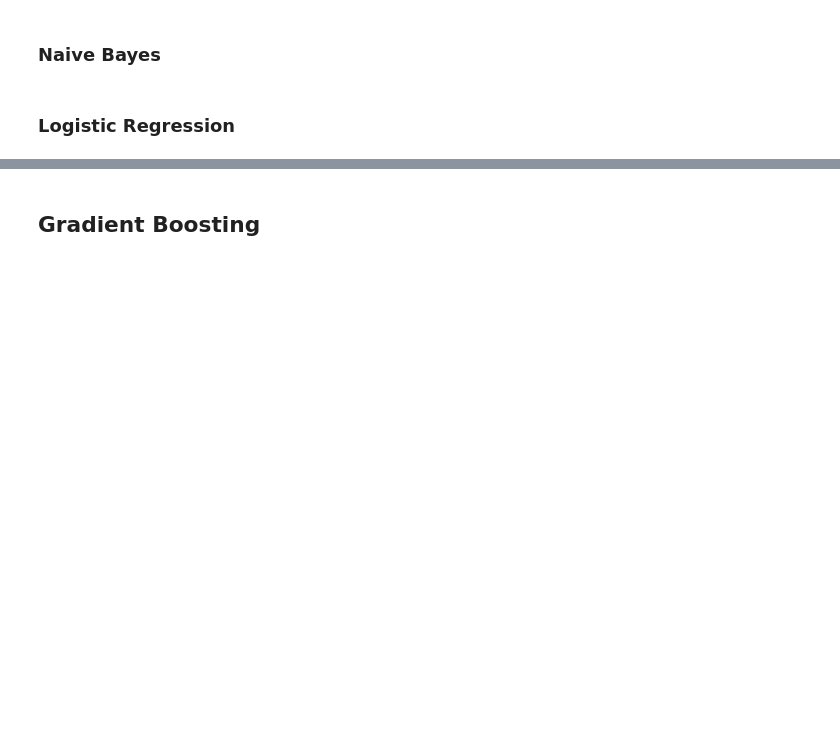
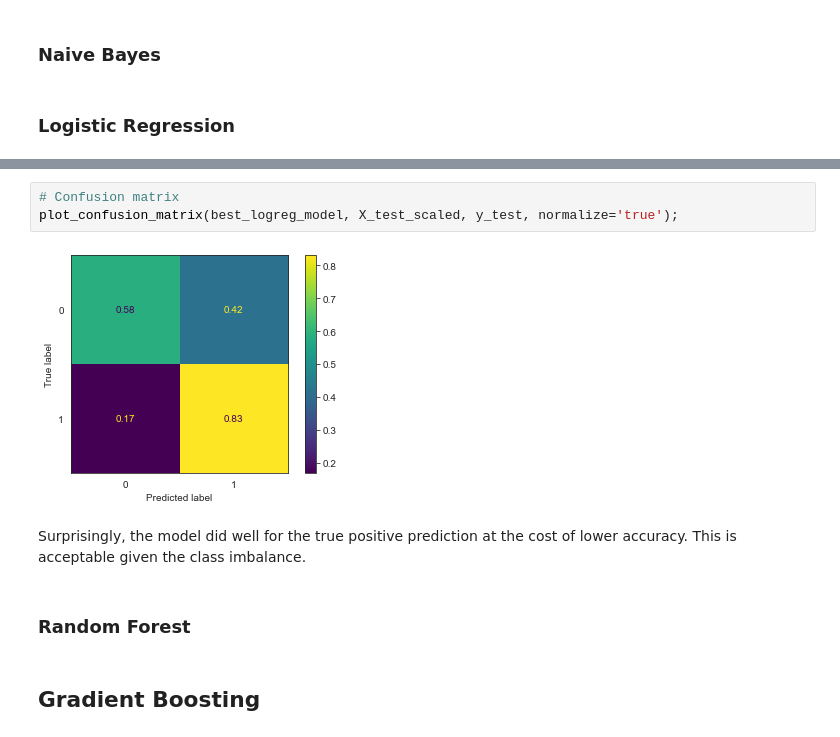
Before and after one commit to afanta-fi/Amazon_Review_Sentiment_Analysis, a Jupyter notebook: index.ipynb, the cells around one changed output, grey strips where cells are left out. Saved outputs shown, nothing was run; the diff lists cells and outputs as text; blank space fills up the shorter version.

```diff
--- a/index.ipynb
+++ b/index.ipynb
@@ -696,3 +1083,12 @@ rp_df
+# %%
+# Confusion matrix
+plot_confusion_matrix(best_logreg_model, X_test_scaled, y_test, normalize='true');
+# %% [output]
+[figure, added]
+# %% [markdown]
+Surprisingly, the model did well for the true positive prediction at the cost of lower accuracy. This is acceptable given the class imbalance.
+# %% [markdown]
+### Random Forest
 # %% [markdown]
 ## Gradient Boosting
 # %% [markdown]
```
Also changed, not shown: parts of 49 cells of this notebook.
